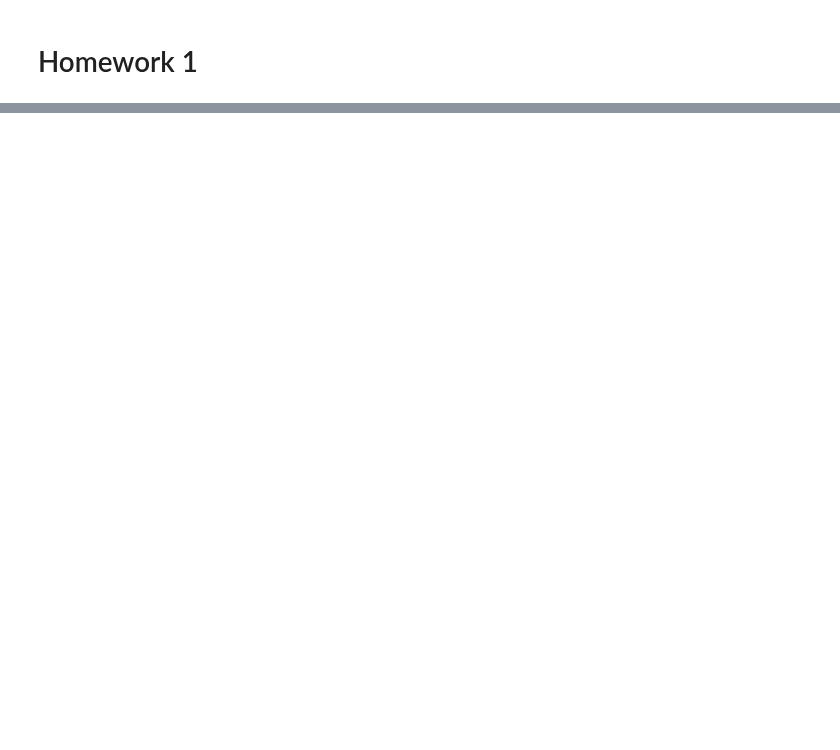
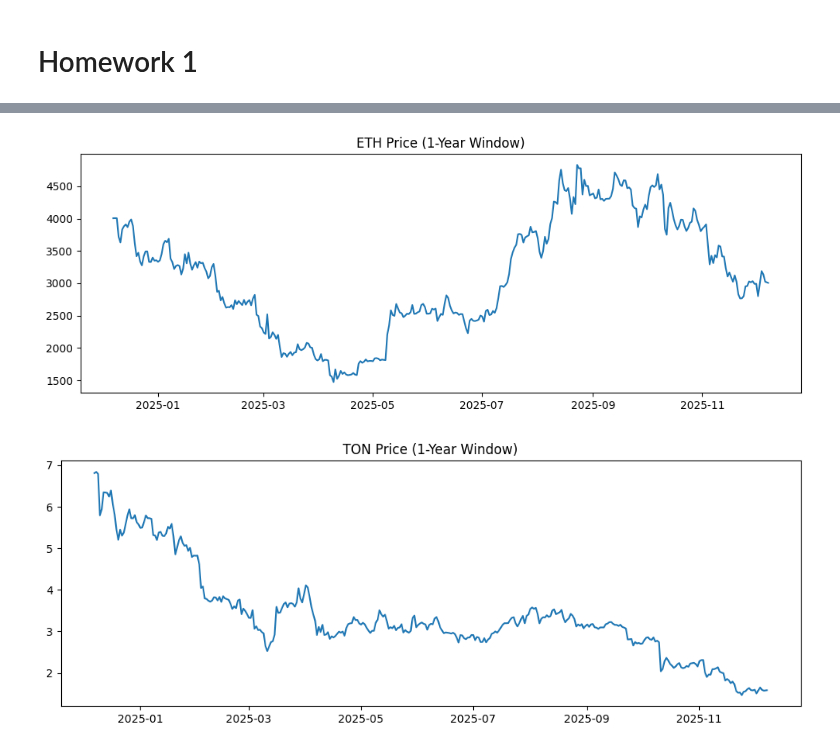
Before and after one commit to dnlmkhlv/ml, a Jupyter notebook: time-series/homeworks/homework1.ipynb, the cells around one changed output, grey strips where cells are left out. Drawn from its saved outputs; the diff is of its cells as text; code cells hidden in the pictures; blank space fills up the shorter version.

```diff
--- a/time-series/homeworks/homework1.ipynb
+++ b/time-series/homeworks/homework1.ipynb
@@ -23,0 +100,7 @@ As a result of this homework you should provide a .ipynb file (jupyter notebook)
+# %%
+# Define date boundaries
+start_date = "2024-12-07"
+end_date   = "2025-12-07"
+# %%
+df1_1y = df1.loc[start_date:end_date]
+df2_1y = df2.loc[start_date:end_date]
@@ -23,0 +131,13 @@ As a result of this homework you should provide a .ipynb file (jupyter notebook)
+# %%
+plt.figure(figsize=(12,4))
+plt.plot(df1_1y['eth_price'])
+plt.title("ETH Price (1-Year Window)")
+plt.show()
+
+plt.figure(figsize=(12,4))
+plt.plot(df2_1y['ton_price'])
+plt.title("TON Price (1-Year Window)")
+plt.show()
+# %% [output]
+[figure, added]
+[figure, added]
```
Also changed, not shown: parts of 12 cells of this notebook, 2 other files.
